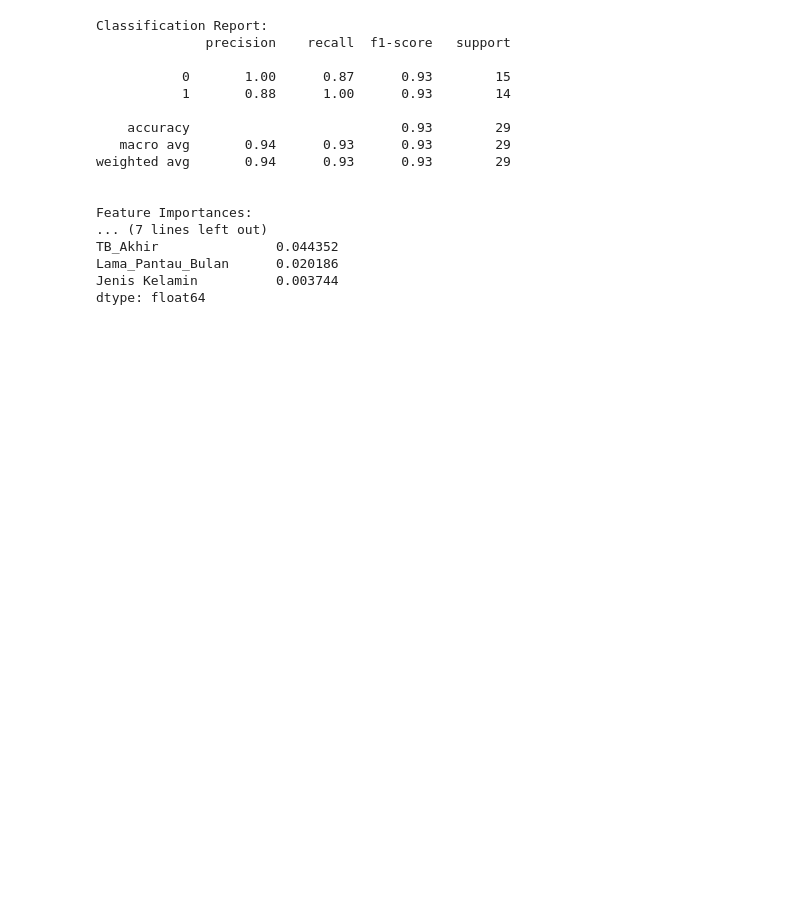
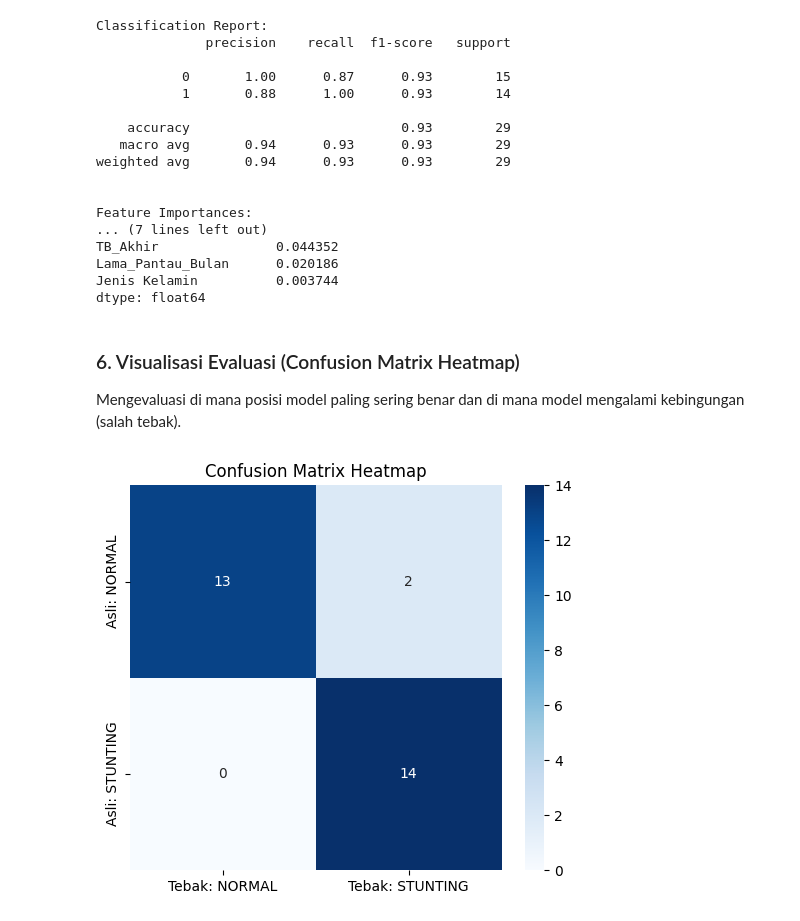
Before and after one commit to MuhammadRizalNurfirdaus/Sistem_Pendukung_Keputusan_Berbasis_Web_Menggunakan_ML_untuk_Prediksi_Risiko_Stunting, a Jupyter notebook: ML/notebooks/modelling_experiment.ipynb, the cells around one changed output. Saved outputs shown, nothing was run; the diff lists cells and outputs as text; code cells hidden in the pictures; blank space fills up the shorter version.

```diff
--- a/ML/notebooks/modelling_experiment.ipynb
+++ b/ML/notebooks/modelling_experiment.ipynb
@@ -112,3 +120,20 @@ TB_Akhir               0.044352
 Lama_Pantau_Bulan      0.020186
 Jenis Kelamin          0.003744
 dtype: float64
+# %% [markdown]
+### 6. Visualisasi Evaluasi (Confusion Matrix Heatmap)
+Mengevaluasi di mana posisi model paling sering benar dan di mana model mengalami kebingungan (salah tebak).
+# %%
+# Hitung confusion matrix
+cm = confusion_matrix(y_test, y_pred)
+
+# Visualisasi dengan Heatmap
+plt.figure(figsize=(6, 5))
+sns.heatmap(cm, annot=True, fmt='d', cmap='Blues',
+            xticklabels=['Tebak: NORMAL', 'Tebak: STUNTING'],
+            yticklabels=['Asli: NORMAL', 'Asli: STUNTING'])
+
+plt.title('Confusion Matrix Heatmap')
+plt.show()
+# %% [output]
+[figure, added]
```
Also changed, not shown: parts of 3 cells of this notebook, 5 other files.
